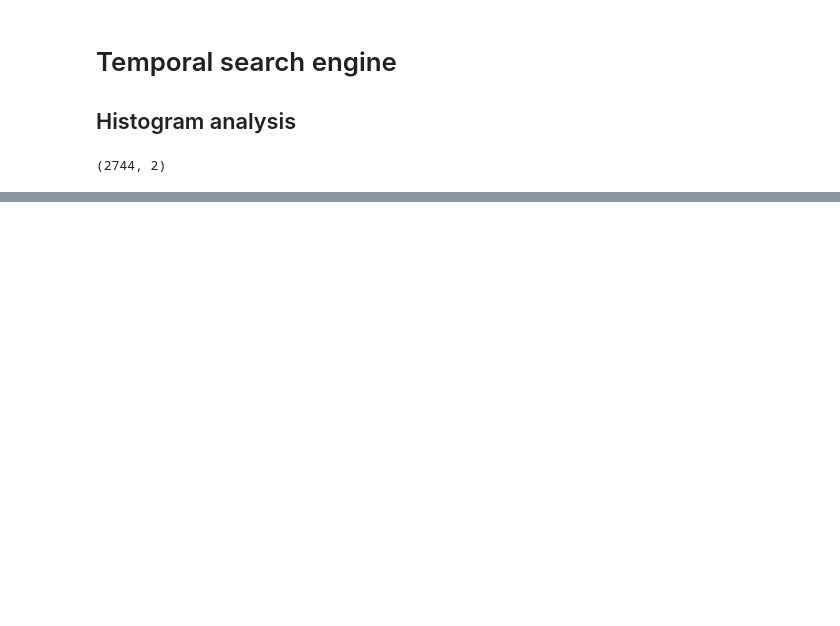
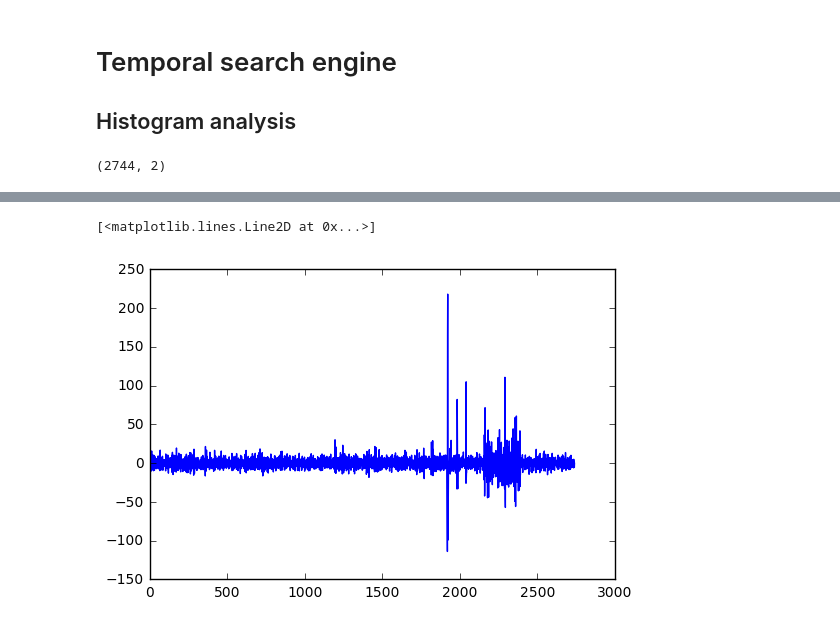
Before and after one commit to jcrouzet/temporal-search-engine, a Jupyter notebook: notebooks/Analysis.ipynb, the cells around one changed output, grey strips where cells are left out. Drawn from its saved outputs; the diff is of its cells as text; code cells hidden in the pictures; blank space fills up the shorter version.

```diff
--- a/notebooks/Analysis.ipynb
+++ b/notebooks/Analysis.ipynb
@@ -45,0 +58,5 @@ plt.show()
+# %%
+plt.plot(res.resid)
+# %% [output]
+[<matplotlib.lines.Line2D at 0x...>]
+[figure, added]
```
Also changed, not shown: parts of 7 cells of this notebook, 3 other files.
